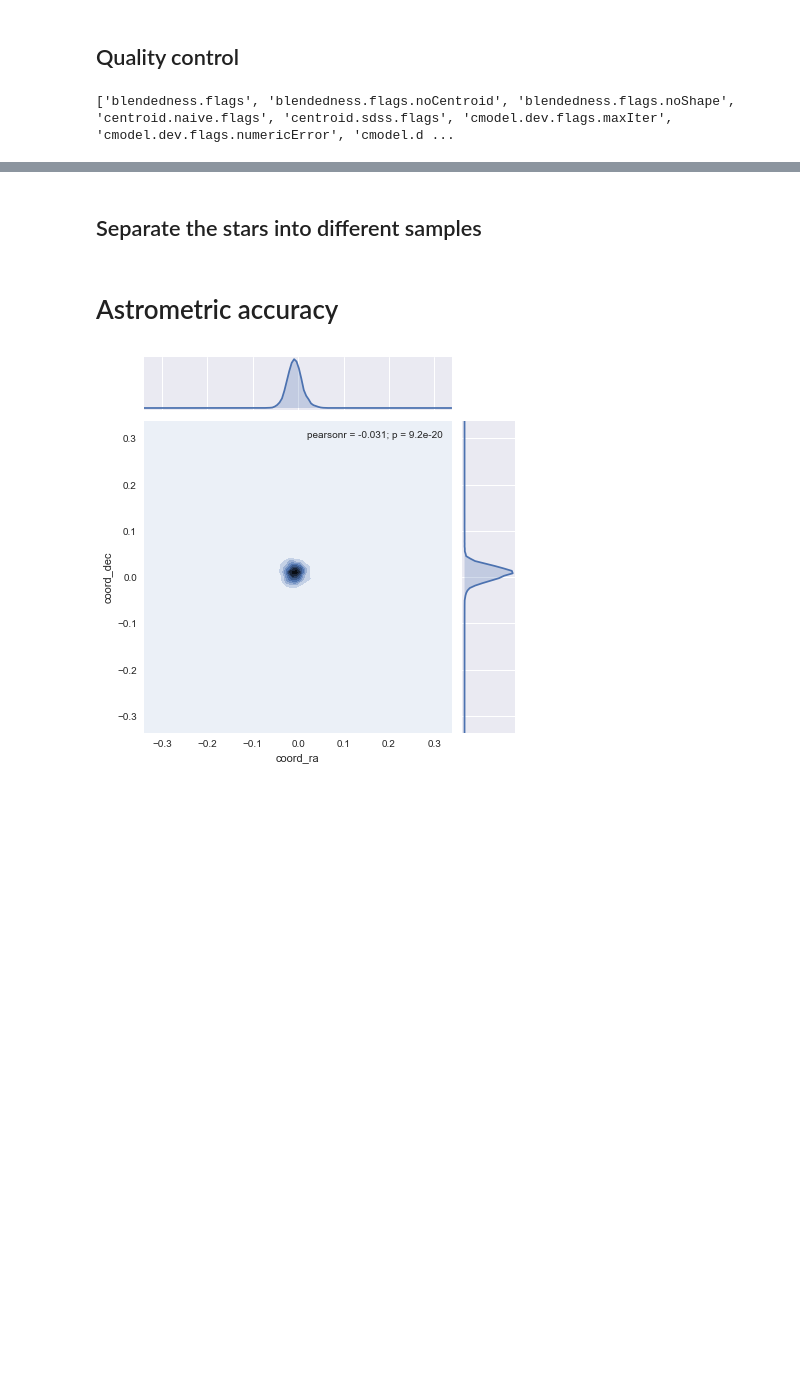
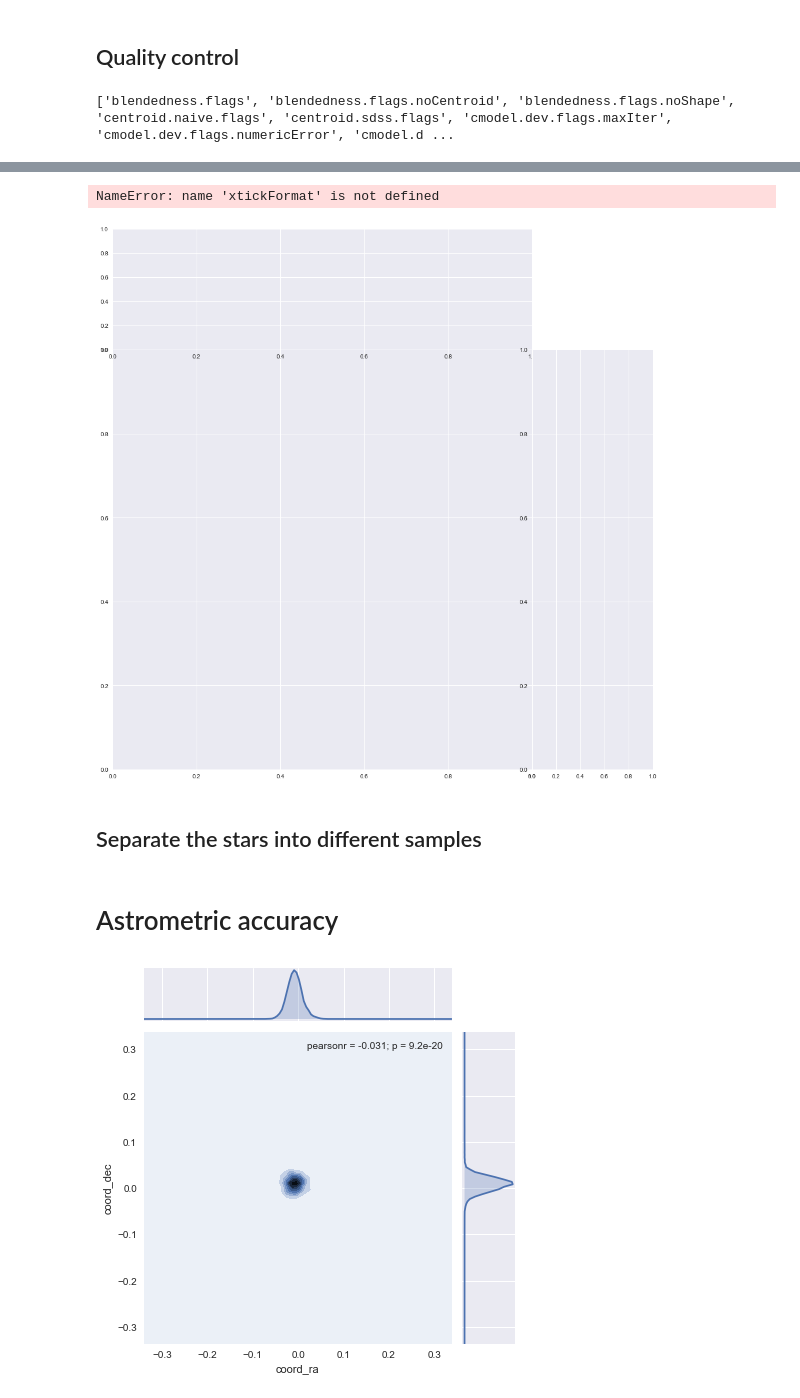
Before and after one commit to dr-guangtou/hsc_synpipe, a Jupyter notebook: note/s16a_synpipe_star_1.ipynb, the cells around one changed output, grey strips where cells are left out. Cells and saved outputs as stored; diff of their text form; code cells hidden in the pictures; blank space fills up the shorter version.

```diff
--- a/note/s16a_synpipe_star_1.ipynb
+++ b/note/s16a_synpipe_star_1.ipynb
@@ -145,7 +145,7 @@ SIGMA2 = 0.0455
 SIGMA3 = 0.0027
 
 import seaborn as sns
-sns.set(color_codes=True)
+#sns.set(color_codes=True)
 # %% [markdown]
 # Location and Files
 # %%
@@ -684,7 +697,15 @@ def stellarQC(cat):
               (~cat['flux.psf.flags.apcorr']) &
               (~cat['shape.sdss.flags']) &
               (~cat['shape.hsm.moments.flags']) &
-              (~cat['shape.sdss.flags.psf'])]
+              (~cat['shape.sdss.flags.psf']) &
+              (np.isfinite(cat['force.classification.extendedness'])) &
+              (np.isfinite(cat['classification.extendedness'])) &
+              (np.isfinite(cat['mag.psf'])) &
+              (np.isfinite(cat['mag.psf.err'])) &
+              (np.isfinite(cat['mag.psf.apcorr'])) &
+              (np.isfinite(cat['force.mag.psf.apcorr'])) &
+              (np.isfinite(cat['force.mag.psf.err'])) &
+              (np.isfinite(cat['force.mag.psf']))]
 
     return use
 # %%
@@ -727,3 +955,42 @@ print("## %d / %d stars are useful" % (len(starUseI2), len(primaryI2)))
+# %%
+EC1 = [0.14, 0.14, 0.66, 0.66]
+EC2 = [0.14, 0.80, 0.66, 0.19]
+EC3 = [0.80, 0.14, 0.19, 0.66]
+# %%
+# --------------------------------------------------------------------------------------- #
+## Prepare the data
+xx = starGoodI1['mag_I']
+yy = starGoodI1['blendedness.abs.flux']
+xx = xx[yy >= 0.0]
+yy = yy[yy >= 0.0]
+
+xmin, xmax = 17.9, 26.5
+ymin, ymax = 0.00, 0.999
+
+xlabel = '$\mathrm{Input\ Magnitude\ (mag)}$'
+ylabel = '$\mathrm{Blendedness}$'
+
+# --------------------------------------------------------------------------------------- #
+## Setup up figure
+fig = plt.figure(figsize=(15, 15))
+ax1 = plt.axes(EC1)
+ax2 = plt.axes(EC2)
+ax3 = plt.axes(EC3)
+
+ax1 = songPlotSetup(ax1, ylabel=50, xlabel=55, border=7.0,
+                    xtickFormat=xtickFormat, ytickFormat=ytickFormat)
+ax2 = songPlotSetup(ax2, ylabel=50, xlabel=55, border=7.0,
+                    xtickFormat=xtickFormat, ytickFormat=ytickFormat2)
+ax3 = songPlotSetup(ax3, ylabel=50, xlabel=55, border=7.0,
+                    xtickFormat=xtickFormat, ytickFormat=ytickFormat2)
+
+# --------------------------------------------------------------------------------------- #
+
+
+#sns.jointplot(x=xx, y=yy, kind="scatter", space=0, color="g", stat_func=None);
+# %% [output]
+NameError: name 'xtickFormat' is not defined
+[figure, added]
 # %% [markdown]
 ## Separate the stars into different samples
 # %% [markdown]
```
Also changed, not shown: parts of 25 cells of this notebook.
